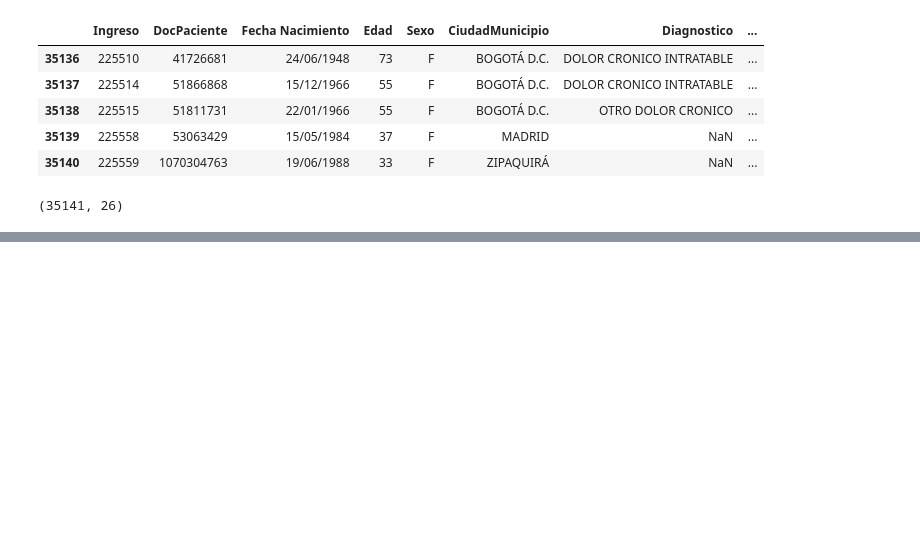
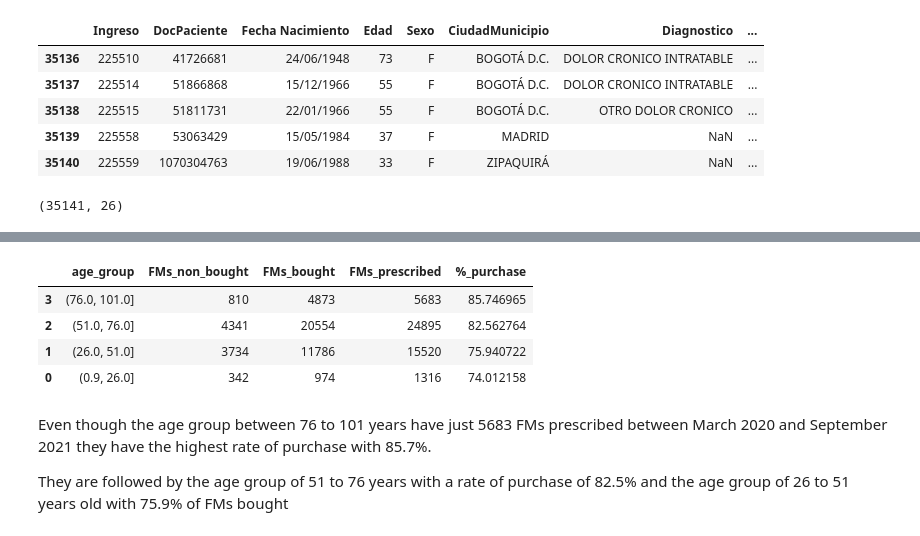
Before and after one commit to princeKike27/Khiron-Next-Buyers-FM, a Jupyter notebook: Khiron_Next_Buyers_FM.ipynb, the cells around one changed output, grey strips where cells are left out. Cells and saved outputs as stored; diff of their text form; code cells hidden in the pictures; blank space fills up the shorter version.

```diff
--- a/Khiron_Next_Buyers_FM.ipynb
+++ b/Khiron_Next_Buyers_FM.ipynb
@@ -665,0 +761,11 @@ df_merged.shape
+# %%
+# pivot table
+fm_age = fm_age.pivot(
+    columns='FM_buyer',
+    index='age_group',
+    values='Cantidad').reset_index()
+
+# set column names
+fm_age.columns = ['age_group', 'FMs_non_bought', 'FMs_bought']
+
+fm_age
@@ -665,0 +778,20 @@ df_merged.shape
+# %%
+# create column FMs_prescribed
+fm_age['FMs_prescribed'] = fm_age.FMs_non_bought + fm_age.FMs_bought
+
+# create column %_purchase
+fm_age['%_purchase'] = (fm_age.FMs_bought / fm_age.FMs_prescribed) * 100
+
+# sort values
+fm_age = fm_age.sort_values('%_purchase', ascending=False)
+fm_age
+# %% [output]
+|  | age_group | FMs_non_bought | FMs_bought | FMs_prescribed | %_purchase |
+| 3 | (76.0, 101.0] | 810 | 4873 | 5683 | 85.746965 |
+| 2 | (51.0, 76.0] | 4341 | 20554 | 24895 | 82.562764 |
+| 1 | (26.0, 51.0] | 3734 | 11786 | 15520 | 75.940722 |
+| 0 | (0.9, 26.0] | 342 | 974 | 1316 | 74.012158 |
+# %% [markdown]
+Even though the age group between 76 to 101 years have just 5683 FMs prescribed between March 2020 and September 2021 they have the highest rate of purchase with 85.7%.
+
+They are followed by the age group of 51 to 76 years with a rate of purchase of 82.5% and the age group of 26 to 51 years old with 75.9% of FMs bought
```
Also changed, not shown: parts of 29 cells of this notebook.
